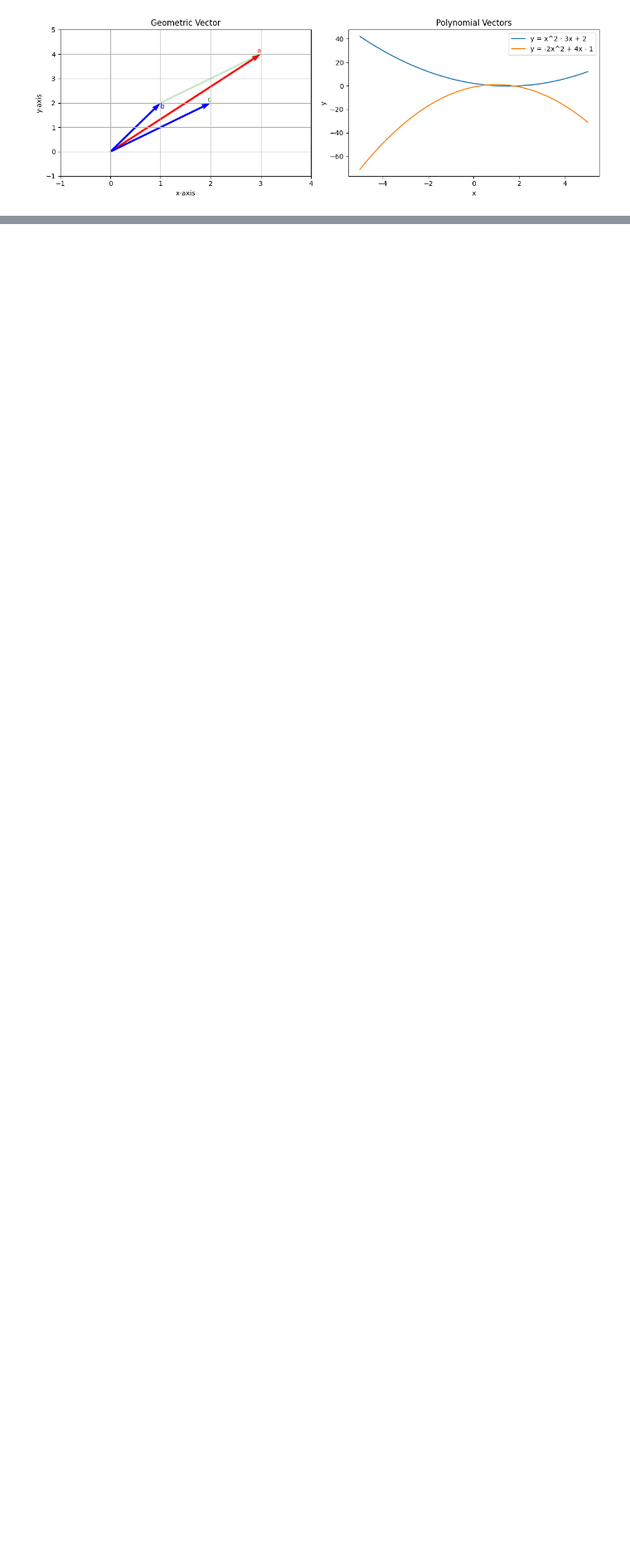
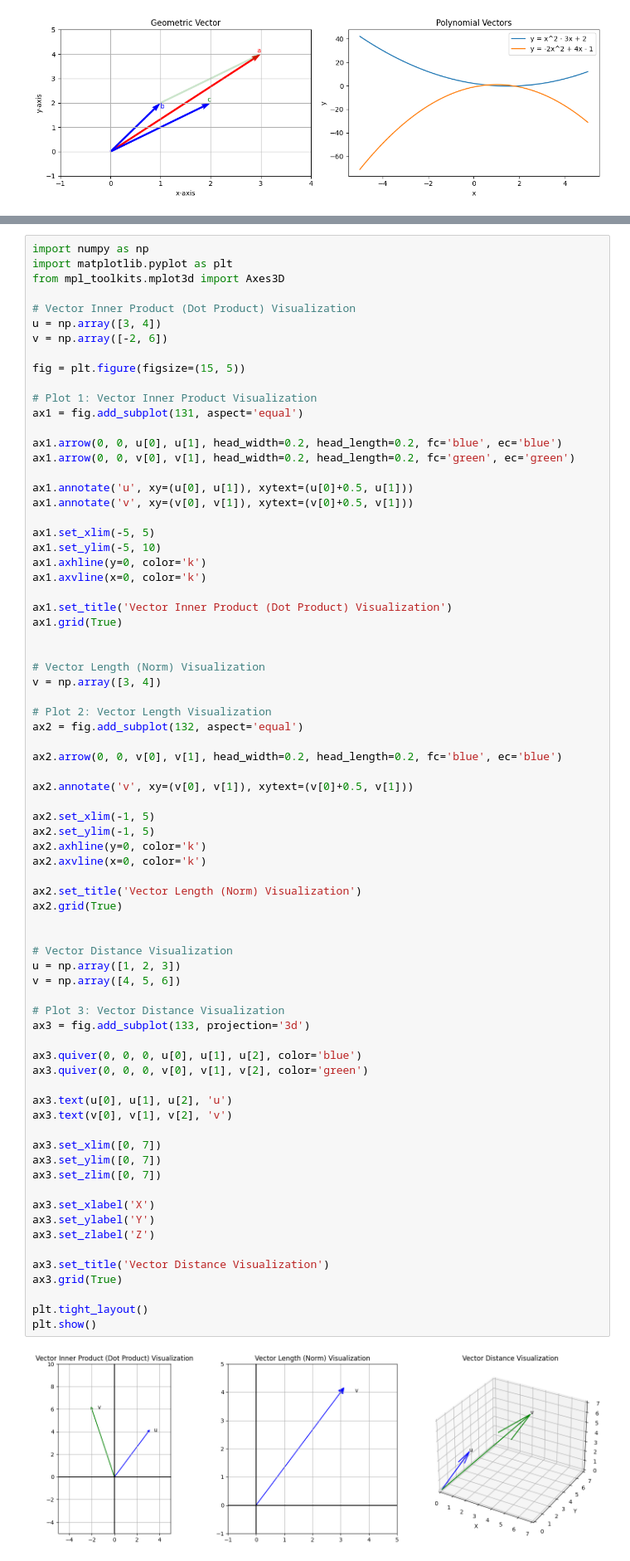
Before and after one commit to arunism/The-Data-Science-Learning-Hub, a Jupyter notebook: 02-Mathematics/01-Linear-Algebra/02-Vectors.ipynb, the cells around one changed output, grey strips where cells are left out. Shown at 83% size. Drawn from its saved outputs; the diff is of its cells as text; blank space fills up the shorter version.

```diff
--- a/02-Mathematics/01-Linear-Algebra/02-Vectors.ipynb
+++ b/02-Mathematics/01-Linear-Algebra/02-Vectors.ipynb
@@ -92,0 +456,76 @@ plt.show()
+# %%
+import numpy as np
+import matplotlib.pyplot as plt
+from mpl_toolkits.mplot3d import Axes3D
+
+# Vector Inner Product (Dot Product) Visualization
+u = np.array([3, 4])
+v = np.array([-2, 6])
+
+fig = plt.figure(figsize=(15, 5))
+
+# Plot 1: Vector Inner Product Visualization
+ax1 = fig.add_subplot(131, aspect='equal')
+
+ax1.arrow(0, 0, u[0], u[1], head_width=0.2, head_length=0.2, fc='blue', ec='blue')
+ax1.arrow(0, 0, v[0], v[1], head_width=0.2, head_length=0.2, fc='green', ec='green')
+
+ax1.annotate('u', xy=(u[0], u[1]), xytext=(u[0]+0.5, u[1]))
+ax1.annotate('v', xy=(v[0], v[1]), xytext=(v[0]+0.5, v[1]))
+
+ax1.set_xlim(-5, 5)
+ax1.set_ylim(-5, 10)
+ax1.axhline(y=0, color='k')
+ax1.axvline(x=0, color='k')
+
+ax1.set_title('Vector Inner Product (Dot Product) Visualization')
+ax1.grid(True)
+
+
+# Vector Length (Norm) Visualization
+v = np.array([3, 4])
+
+# Plot 2: Vector Length Visualization
+ax2 = fig.add_subplot(132, aspect='equal')
+
+ax2.arrow(0, 0, v[0], v[1], head_width=0.2, head_length=0.2, fc='blue', ec='blue')
+
+ax2.annotate('v', xy=(v[0], v[1]), xytext=(v[0]+0.5, v[1]))
+
+ax2.set_xlim(-1, 5)
+ax2.set_ylim(-1, 5)
+ax2.axhline(y=0, color='k')
+ax2.axvline(x=0, color='k')
+
+ax2.set_title('Vector Length (Norm) Visualization')
+ax2.grid(True)
+
+
+# Vector Distance Visualization
+u = np.array([1, 2, 3])
+v = np.array([4, 5, 6])
+
+# Plot 3: Vector Distance Visualization
+ax3 = fig.add_subplot(133, projection='3d')
+
+ax3.quiver(0, 0, 0, u[0], u[1], u[2], color='blue')
+ax3.quiver(0, 0, 0, v[0], v[1], v[2], color='green')
+
+ax3.text(u[0], u[1], u[2], 'u')
+ax3.text(v[0], v[1], v[2], 'v')
+
+ax3.set_xlim([0, 7])
+ax3.set_ylim([0, 7])
+ax3.set_zlim([0, 7])
+
+ax3.set_xlabel('X')
+ax3.set_ylabel('Y')
+ax3.set_zlabel('Z')
+
+ax3.set_title('Vector Distance Visualization')
+ax3.grid(True)
+
+plt.tight_layout()
+plt.show()
+# %% [output]
+[figure, added]
```
Also changed, not shown: parts of 26 cells of this notebook.
